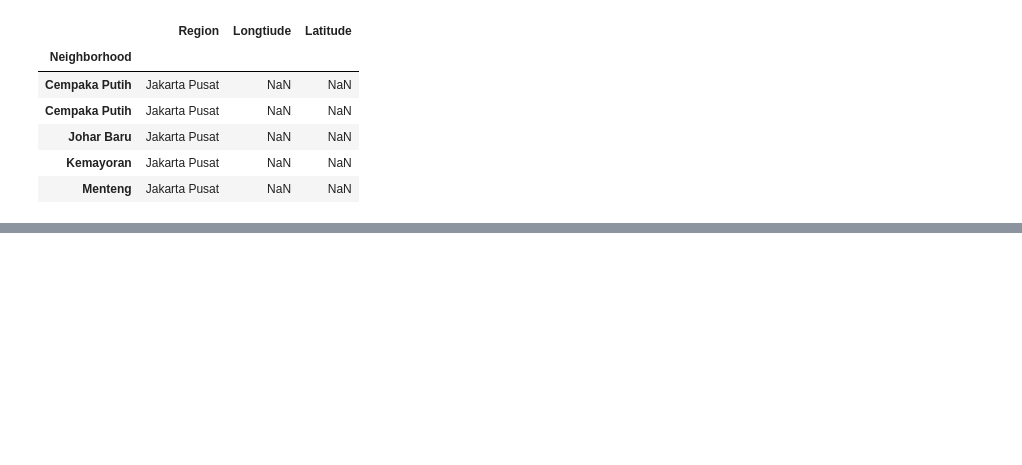
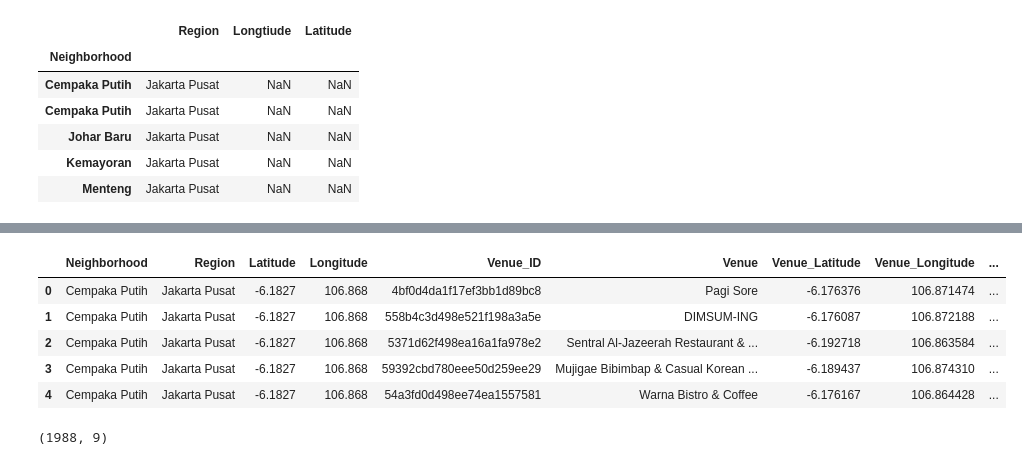
Before and after one commit to vickyysiahaan/FnB_Business_Opportunity_Seeker, a Jupyter notebook: FnB Business Seeker.ipynb, the cells around one changed output, grey strips where cells are left out. Drawn from its saved outputs; the diff is of its cells as text; code cells hidden in the pictures; blank space fills up the shorter version.

```diff
--- a/FnB Business Seeker.ipynb
+++ b/FnB Business Seeker.ipynb
@@ -152,0 +222,15 @@ memory usage: 1.4+ KB
+# %%
+jakarta_food_venues = getFoodVenues(neighborhood_df)
+# %%
+jakarta_food_venues.head()
+# %% [output]
+|  | Neighborhood | Region | Latitude | Longitude | Venue_ID | Venue | Venue_Latitude | Venue_Longitude | ... |
+| 0 | Cempaka Putih | Jakarta Pusat | -6.1827 | 106.868 | 4bf0d4da1f17ef3bb1d89bc8 | Pagi Sore | -6.176376 | 106.871474 | ... |
+| 1 | Cempaka Putih | Jakarta Pusat | -6.1827 | 106.868 | 558b4c3d498e521f198a3a5e | DIMSUM-ING | -6.176087 | 106.872188 | ... |
+| 2 | Cempaka Putih | Jakarta Pusat | -6.1827 | 106.868 | 5371d62f498ea16a1fa978e2 | Sentral Al-Jazeerah Restaurant & ... | -6.192718 | 106.863584 | ... |
+| 3 | Cempaka Putih | Jakarta Pusat | -6.1827 | 106.868 | 59392cbd780eee50d259ee29 | Mujigae Bibimbap & Casual Korean ... | -6.189437 | 106.874310 | ... |
+| 4 | Cempaka Putih | Jakarta Pusat | -6.1827 | 106.868 | 54a3fd0d498ee74ea1557581 | Warna Bistro & Coffee | -6.176167 | 106.864428 | ... |
+# %%
+jakarta_food_venues.shape
+# %% [output]
+(1988, 9)
```
Also changed, not shown: parts of 15 cells of this notebook, 5 other files.
